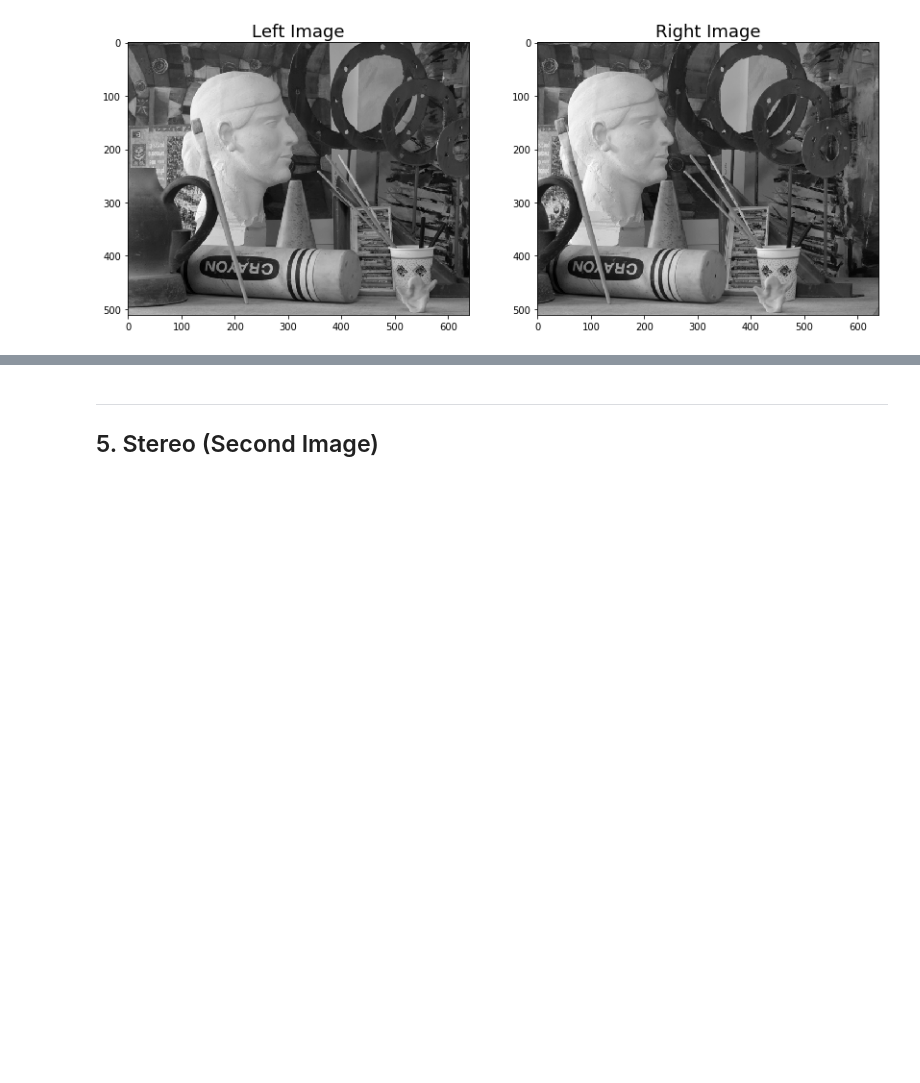
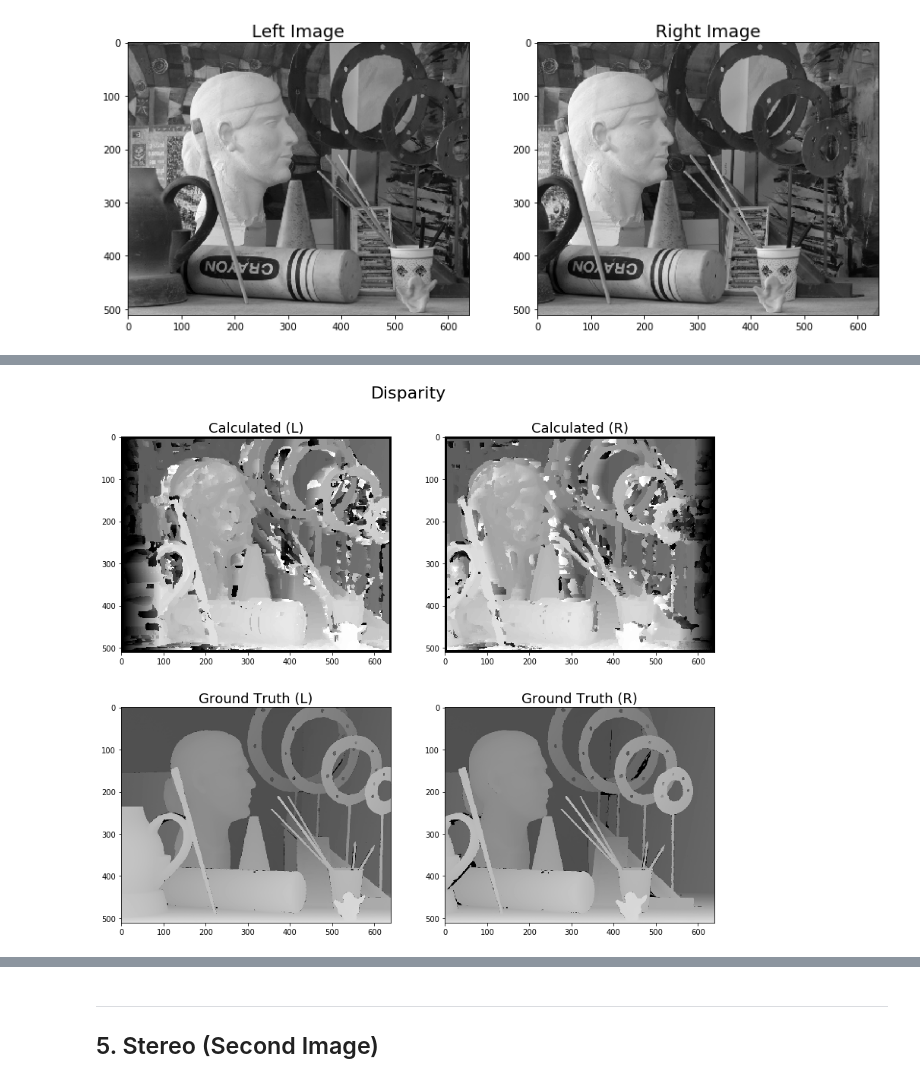
Before and after one commit to brandenwallace/cs6476-cv-1, a Jupyter notebook: PS2/PS2.ipynb, the cells around one changed output, grey strips where cells are left out. Drawn from its saved outputs; the diff is of its cells as text; code cells hidden in the pictures; blank space fills up the shorter version.

```diff
--- a/PS2/PS2.ipynb
+++ b/PS2/PS2.ipynb
@@ -100,0 +112,20 @@ plt.imshow(depth, clim=(0, 1));
+# %%
+# Load images
+img2lgt = cv2.imread('Data/proj2-pair1-Disp-L.png', 0)
+img2lgt = img2lgt.astype(np.float) / 255
+img2rgt = cv2.imread('Data/proj2-pair1-Disp-R.png', 0)
+img2rgt = img2rgt.astype(np.float) / 255
+# %%
+# Plot
+fig, ax = plt.subplots(2, 2, figsize=(14.0, 12.0))
+fig.suptitle('Disparity', y=0.95)
+ax[0, 0].set_title('Calculated (L)')
+ax[0, 0].imshow(Dl2, clim=(0,1));
+ax[1, 0].set_title('Ground Truth (L)')
+ax[1, 0].imshow(img2lgt, clim=(0,1));
+ax[0, 1].set_title('Calculated (R)')
+ax[0, 1].imshow(Dr2, clim=(0,1));
+ax[1, 1].set_title('Ground Truth (R)')
+ax[1, 1].imshow(img2rgt, clim=(0,1));
+# %% [output]
+[figure, added]
```
Also changed, not shown: parts of 29 cells of this notebook.
